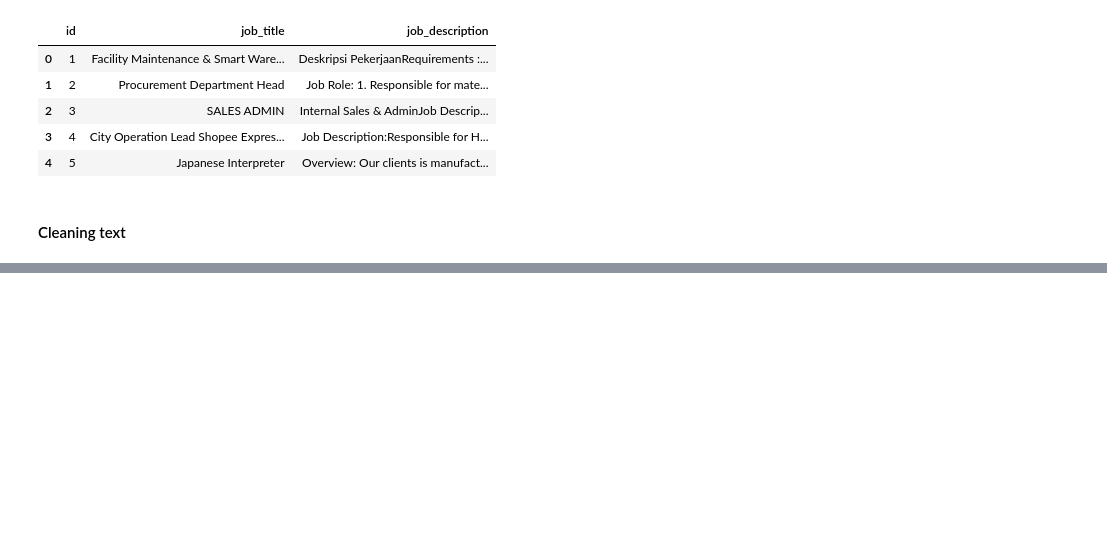
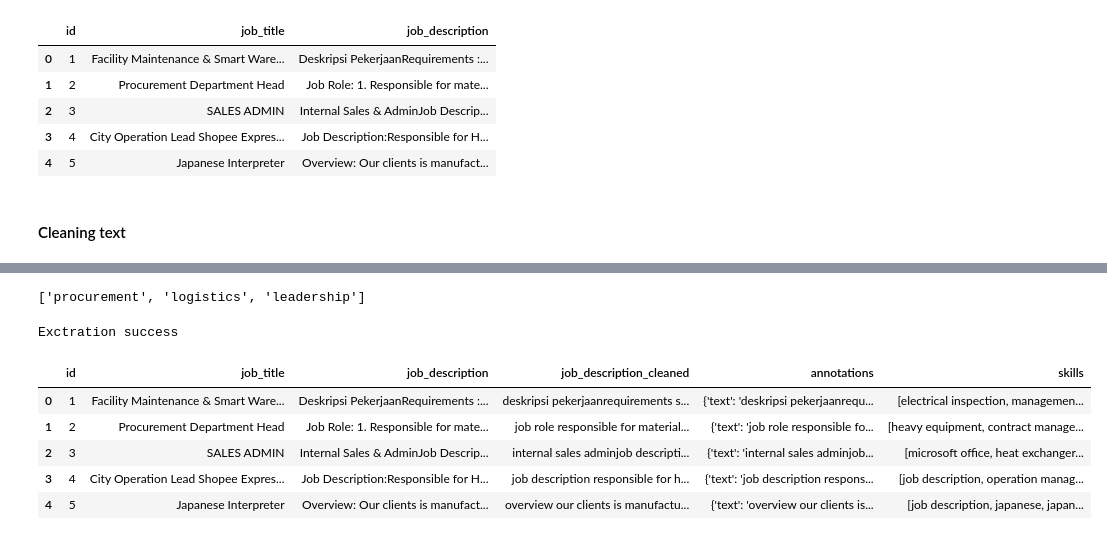
Before and after one commit to muhanangmahrub/Career-Path-Navigator, a Jupyter notebook: notebooks/akbar/notebook.ipynb, the cells around one changed output, grey strips where cells are left out. Saved outputs shown, nothing was run; the diff lists cells and outputs as text; code cells hidden in the pictures; blank space fills up the shorter version.

```diff
--- a/notebooks/akbar/notebook.ipynb
+++ b/notebooks/akbar/notebook.ipynb
@@ -267,0 +189,24 @@ memory usage: 23.3+ KB
+# %%
+test = "We need someone with strong procurement, logistics, and leadership skills."
+ann = skill_extractor.annotate(test)
+extract_doc_node_values(ann)
+# %% [output]
+['procurement', 'logistics', 'leadership']
+# %%
+df_eda['annotations'] = df_eda['job_description_cleaned'].apply(
+    lambda x: skill_extractor.annotate(x)
+)
+
+df_eda['skills'] = df_eda['annotations'].apply(extract_doc_node_values)
+print("Exctration success")
+# %% [output]
+Exctration success
+# %%
+df_eda.head()
+# %% [output]
+|  | id | job_title | job_description | job_description_cleaned | annotations | skills |
+| 0 | 1 | Facility Maintenance & Smart Ware... | Deskripsi PekerjaanRequirements :... | deskripsi pekerjaanrequirements s... | {'text': 'deskripsi pekerjaanrequ... | [electrical inspection, managemen... |
+| 1 | 2 | Procurement Department Head | Job Role: 1. Responsible for mate... | job role responsible for material... | {'text': 'job role responsible fo... | [heavy equipment, contract manage... |
+| 2 | 3 | SALES ADMIN | Internal Sales & AdminJob Descrip... | internal sales adminjob descripti... | {'text': 'internal sales adminjob... | [microsoft office, heat exchanger... |
+| 3 | 4 | City Operation Lead Shopee Expres... | Job Description:Responsible for H... | job description responsible for h... | {'text': 'job description respons... | [job description, operation manag... |
+| 4 | 5 | Japanese Interpreter | Overview: Our clients is manufact... | overview our clients is manufactu... | {'text': 'overview our clients is... | [job description, japanese, japan... |
```
Also changed, not shown: parts of 13 cells of this notebook, 3 other files.
